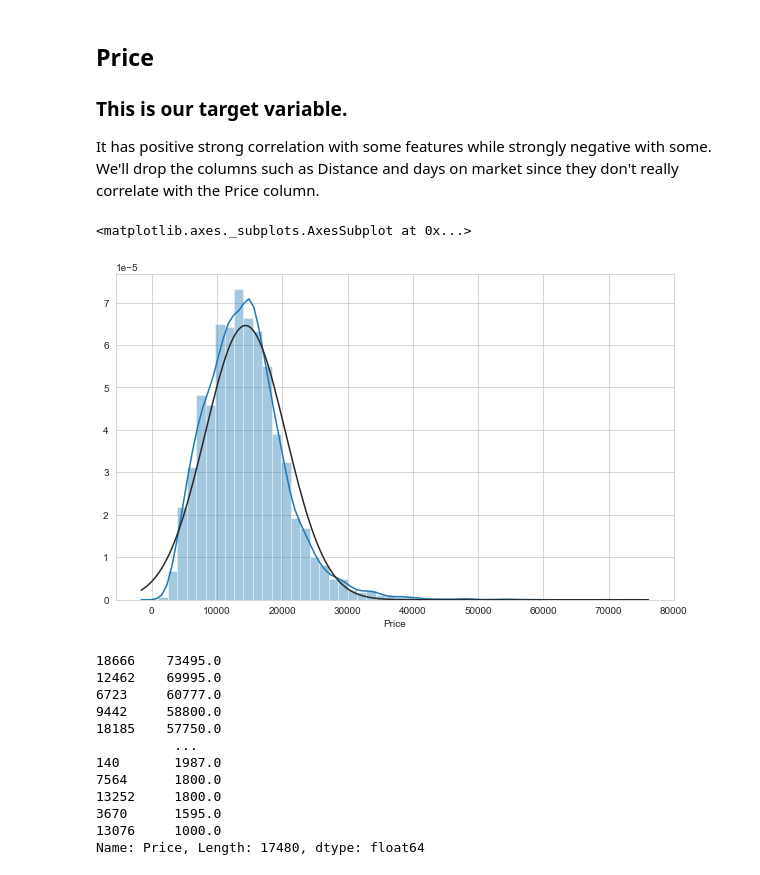
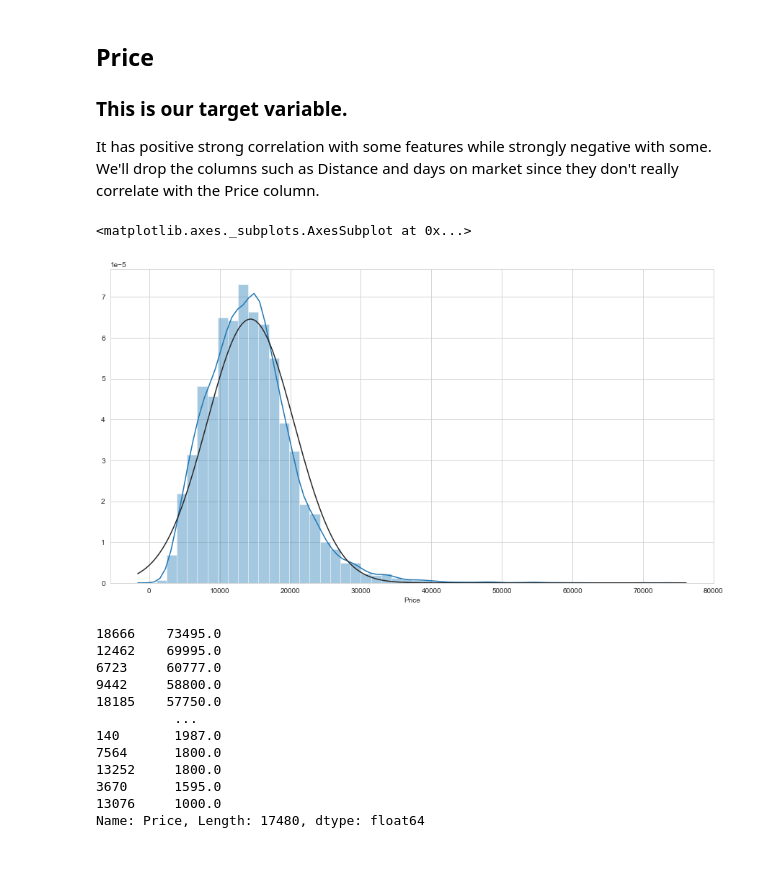
Before and after one commit to amolratnaparkhe/Car-listing-Project, a Jupyter notebook: Car-listing.ipynb, the cells around one changed output. Cells and saved outputs as stored; diff of their text form; code cells hidden in the pictures.

Commit message:
model created

```diff
--- a/Car-listing.ipynb
+++ b/Car-listing.ipynb
@@ -701,11 +731,11 @@ len(df["Model_copy"].value_counts().index[(mask_compact)&(mask_mid)&(mask_full)]
 df["Model_copy"].replace(dict.fromkeys(model_list_100,1),inplace = True)
 df["Model_copy"].replace(dict.fromkeys(model_list_010,3),inplace = True)
 df["Model_copy"].replace(dict.fromkeys(model_list_001,5),inplace = True)
-df["Model_copy"].replace(dict.fromkeys(model_list_110,1),inplace = True)
+df["Model_copy"].replace(dict.fromkeys(model_list_110,13),inplace = True)
 df["Model_copy"].replace(dict.fromkeys(model_list_101,15),inplace = True)
-df["Model_copy"].replace(dict.fromkeys(model_list_011,5),inplace = True)
+df["Model_copy"].replace(dict.fromkeys(model_list_011,35),inplace = True)
 df["Model_copy"].replace(dict.fromkeys(model_list_111,135),inplace = True)
-df["Model_copy"].replace(dict.fromkeys(model_list_000,1),inplace = True)
+df["Model_copy"].replace(dict.fromkeys(model_list_000,0),inplace = True)
 # %%
 plt.figure(figsize=(10,6))
 sns.boxplot(x="Model_copy",y = "Price", data = df)
@@ -715,6 +745,17 @@ sns.boxplot(x="Model_copy",y = "Price", data = df)
 # %% [markdown]
 So, no common value for all three sizes as well as 1 and 5, that's good!
 ### Adjusting for the values
+# %%
+df["Model_copy"] = df["Model"].copy()
+# %%
+df["Model_copy"].replace(dict.fromkeys(model_list_100,1),inplace = True)
+df["Model_copy"].replace(dict.fromkeys(model_list_010,3),inplace = True)
+df["Model_copy"].replace(dict.fromkeys(model_list_001,5),inplace = True)
+df["Model_copy"].replace(dict.fromkeys(model_list_110,1),inplace = True)
+df["Model_copy"].replace(dict.fromkeys(model_list_101,15),inplace = True)
+df["Model_copy"].replace(dict.fromkeys(model_list_011,5),inplace = True)
+df["Model_copy"].replace(dict.fromkeys(model_list_111,135),inplace = True)
+df["Model_copy"].replace(dict.fromkeys(model_list_000,1),inplace = True)
 # %%
 plt.figure(figsize=(10,6))
 sns.boxplot(x="Model_copy",y = "Price", data = df)
@@ -791,13 +834,17 @@ Name: Price, dtype: float64
+# %%
+df.drop("Distance",axis=1,inplace=True)
+df.drop("Days_on_market",axis=1,inplace=True)
+df.drop("Photos",axis=1,inplace=True)
 # %% [markdown]
 ## Price
 ### This is our target variable.
 It has positive strong correlation with some features while strongly negative with some. We'll drop the columns such as Distance and days on market since they don't really correlate with the Price column.
 # %%
-plt.figure(figsize=(10,6))
+plt.figure(figsize=(15,8))
 sns.distplot(df["Price"],fit=norm)
 # %% [output]
 <matplotlib.axes._subplots.AxesSubplot at 0x...>
-[figure, old version]
+[figure, new version]
 # %%
 df["Price"].sort_values(ascending=False)
 # %% [output]
```
Also changed, not shown: parts of 74 cells of this notebook.
